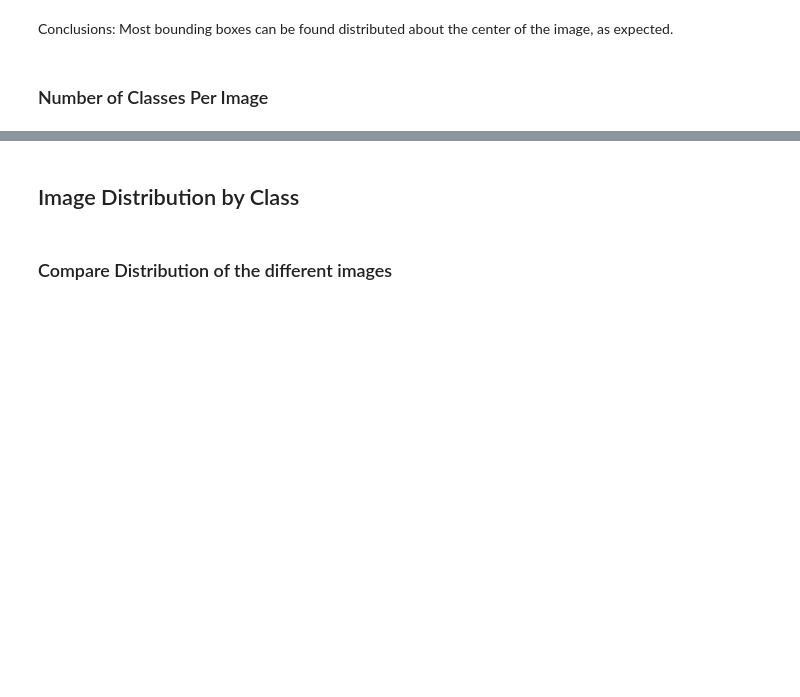
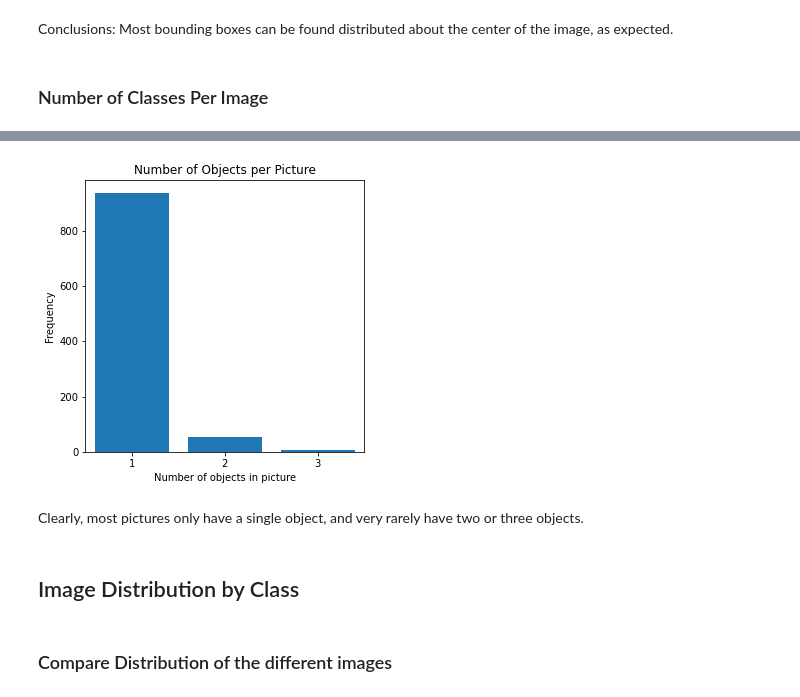
Before and after one commit to limweiliang/cs4243_project, a Jupyter notebook: EDA.ipynb, the cells around one changed output, grey strips where cells are left out. Cells and saved outputs as stored; diff of their text form; code cells hidden in the pictures; blank space fills up the shorter version.

```diff
--- a/EDA.ipynb
+++ b/EDA.ipynb
@@ -172,3 +192,25 @@ Conclusions: Most bounding boxes can be found distributed about the center of th
+# %%
+fig = plt.figure(figsize=(5, 5))
+
+bb_counts_per_image = pd.Series({1:0, 2:0, 3:0})
+
+for i in range(NUM_CLASSES):
+    bb_df = bounding_box_dfs[i]
+    bird_name = bird_names[i]
+    bb_counts_per_image = bb_counts_per_image.add(bb_df['image_name'].value_counts().value_counts(), fill_value = 0)
+
+plt.bar(bb_counts_per_image.index, bb_counts_per_image)
+plt.locator_params(tight = True, integer=True)
+plt.xlim((0.5, 3.5))
+plt.title("Number of Objects per Picture")
+plt.xlabel("Number of objects in picture")
+plt.ylabel("Frequency")
+
+plt.show()
+# %% [output]
+[figure, added]
+# %% [markdown]
+Clearly, most pictures only have a single object, and very rarely have two or three objects.
 # %% [markdown]
 ## Image Distribution by Class
 # %% [markdown]
```
Also changed, not shown: parts of 1 cell of this notebook, 1 other file.
